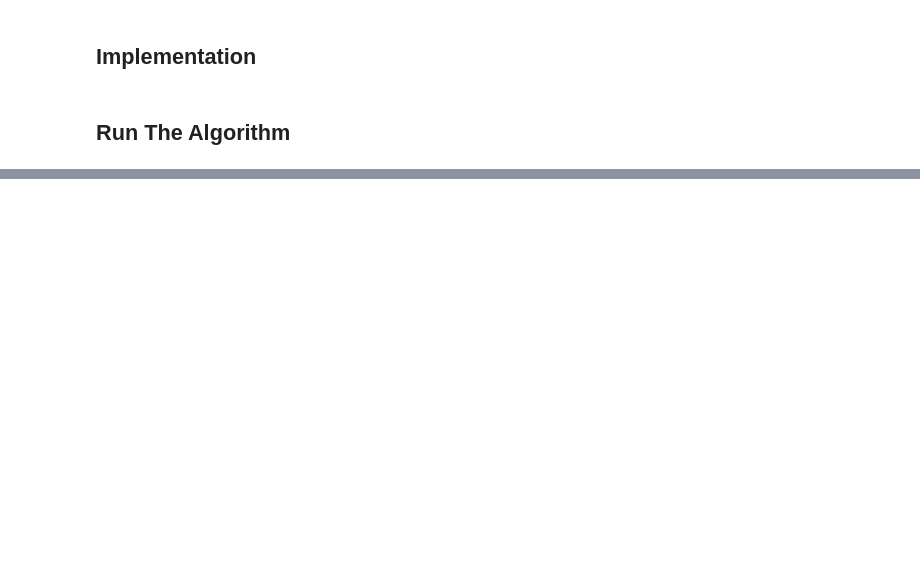
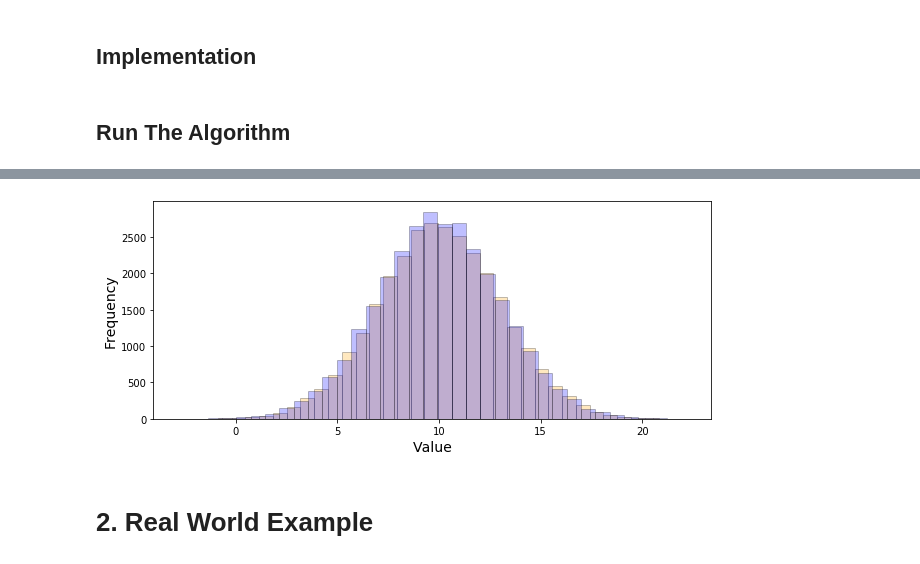
Before and after one commit to Seb-Good/mcmc_from_scratch, a Jupyter notebook: notebooks/mcmc_from_scratch.ipynb, the cells around one changed output, grey strips where cells are left out. Saved outputs shown, nothing was run; the diff lists cells and outputs as text; code cells hidden in the pictures; blank space fills up the shorter version.

```diff
--- a/notebooks/mcmc_from_scratch.ipynb
+++ b/notebooks/mcmc_from_scratch.ipynb
@@ -157,0 +189,20 @@ plt.show()
+# %%
+# Create sample population with nodel distribution (mean: 10, std: 3)
+population = np.random.normal(10, 3, 30000)
+
+# Assume we are only able to observe 1,000 of these individuals.
+prediction = np.random.normal(10, np.mean(accepted[int(accepted.shape[0] * 0.25):, 1]), 30000)
+
+# Plot Observations
+fig = plt.figure(figsize=(10, 4))
+ax = fig.add_subplot(1, 1, 1)
+ax.hist(population, bins=35, color='orange', edgecolor='k', alpha=0.25)
+ax.hist(prediction, bins=35, color='b', edgecolor='k', alpha=0.25)
+ax.set_xlabel('Value', fontsize=14)
+ax.set_ylabel('Frequency', fontsize=14)
+
+plt.show()
+# %% [output]
+[figure, added]
+# %% [markdown]
+# 2. Real World Example
```
Also changed, not shown: parts of 13 cells of this notebook.
